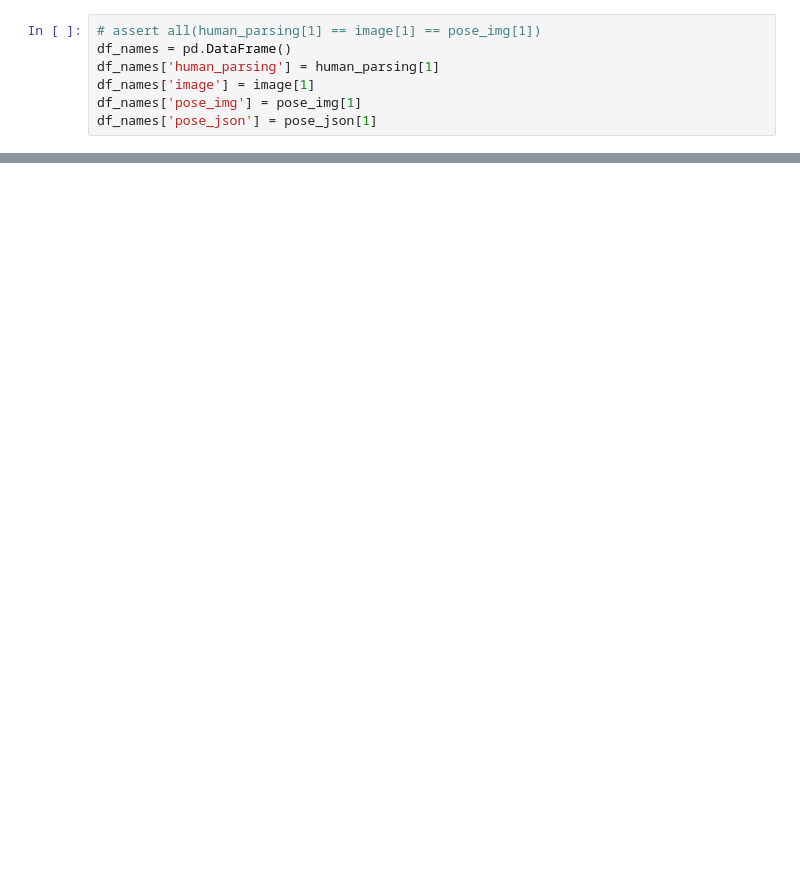
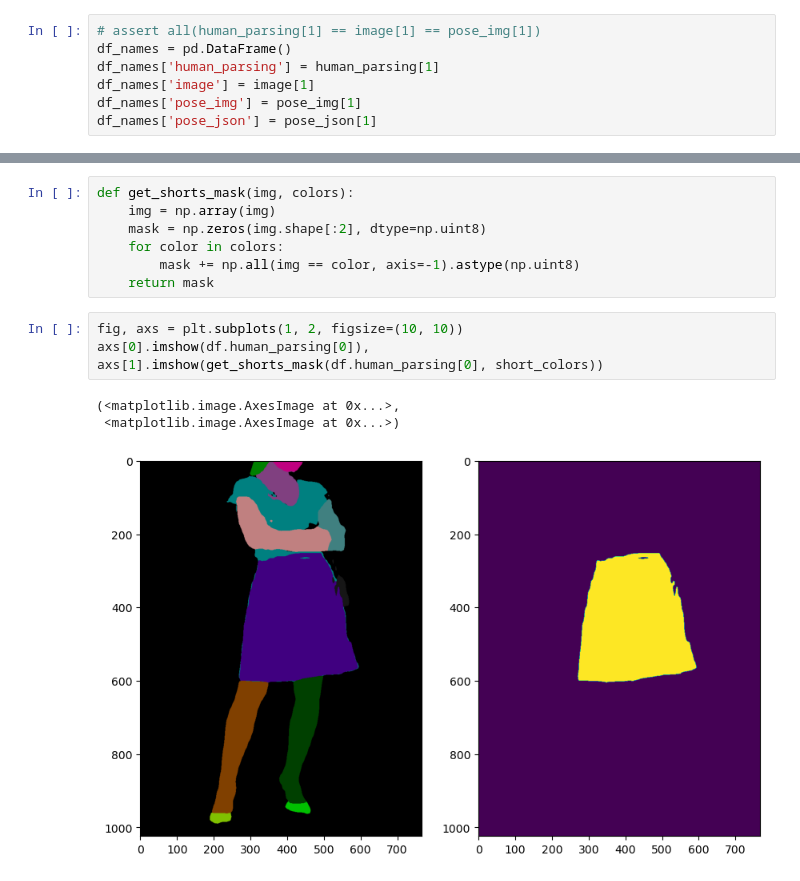
Before and after one commit to mShaldzhiyan/test_task_big, a Jupyter notebook: main.ipynb, the cells around one changed output, grey strips where cells are left out. Saved outputs shown, nothing was run; the diff lists cells and outputs as text; blank space fills up the shorter version.

```diff
--- a/main.ipynb
+++ b/main.ipynb
@@ -90,0 +88,14 @@ show_images(df,0)
+# %%
+def get_shorts_mask(img, colors):
+    img = np.array(img)
+    mask = np.zeros(img.shape[:2], dtype=np.uint8)
+    for color in colors:
+        mask += np.all(img == color, axis=-1).astype(np.uint8)
+    return mask
+# %%
+fig, axs = plt.subplots(1, 2, figsize=(10, 10))
+axs[0].imshow(df.human_parsing[0]), axs[1].imshow(get_shorts_mask(df.human_parsing[0], short_colors))
+# %% [output]
+(<matplotlib.image.AxesImage at 0x...>,
+ <matplotlib.image.AxesImage at 0x...>)
+[figure, added]
```
Also changed, not shown: parts of 16 cells of this notebook, 1 other file.
